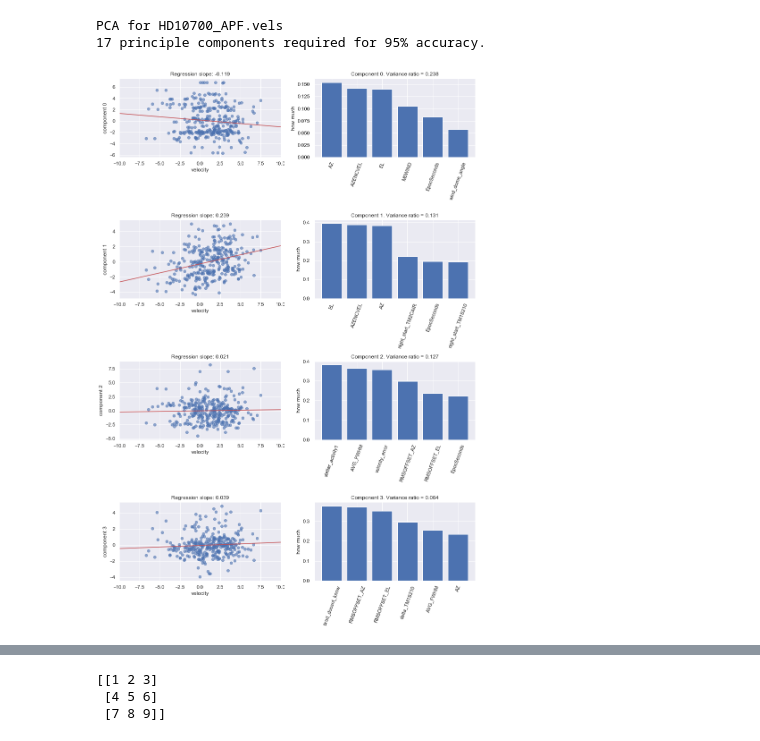
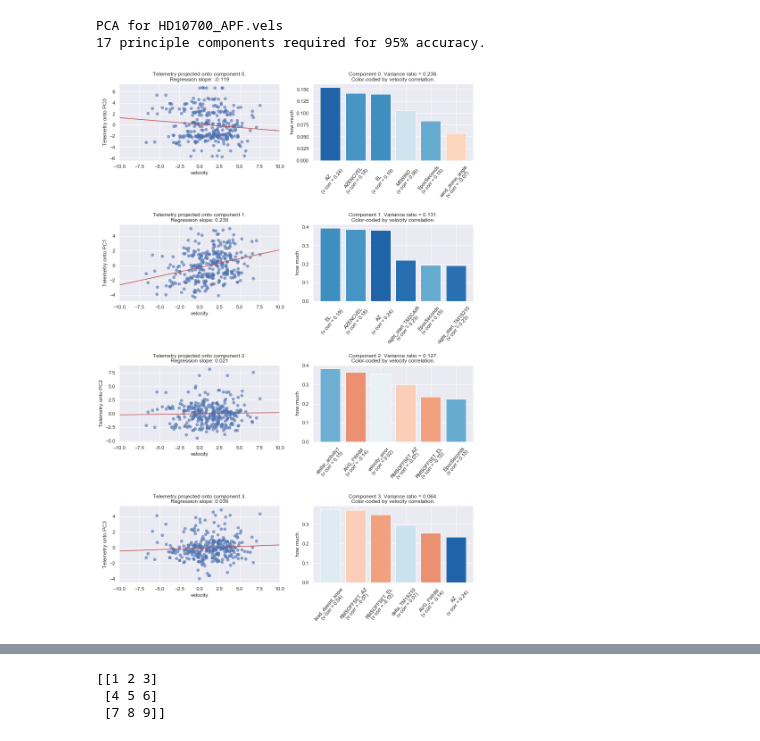
Before and after one commit to adeich/APF_telescope_behavior_study, a Jupyter notebook: 04 Principle Component Regression analysis.ipynb, the cells around one changed output, grey strips where cells are left out. Cells and saved outputs as stored; diff of their text form; code cells hidden in the pictures.

Commit message:
added coloring to bar plots in 04

```diff
--- a/04 Principle Component Regression analysis.ipynb
+++ b/04 Principle Component Regression analysis.ipynb
@@ -19,6 +21,9 @@ def draw_vector(v0, v1, ax=None):
     ax.annotate('', v1, v0, arrowprops=arrowprops)
 
 def do_PCR_make_plots(data, columns, n_components, n_plots, starID, print_level=0):
+    velocity_correlations = data.loc[data['starID_corrected'] == starID].corr()['velocity']
+    if print_level > 1:
+        print(velocity_correlations[columns])
     X = data.loc[data['starID_corrected'] == starID][columns]
     velocity = data.loc[data['starID_corrected'] == starID]['velocity']
 
@@ -51,63 +56,70 @@ def do_PCR_make_plots(data, columns, n_components, n_plots, starID, print_level=
         ax.scatter(x, y, alpha=0.6)
         ax.plot(xfit, yfit, c='r');
 
-        ax.set_title('Regression slope: {}'.format(round(model.coef_[0], 3)))
-        ax.set_ylabel('component {}'.format(row)); ax.set_xlabel('velocity')
+        ax.set_title('Telemetry projected onto component {}.\nRegression slope: {}'.format(row, round(model.coef_[0], 3)))
+        ax.set_ylabel('Telemetry onto PC{}'.format(row)); ax.set_xlabel('velocity')
         ax.set_xlim(-10,10)
 
         # bar portion.
         ax = axarr[row, 1]
-        ax.set_title("Component {}. Variance ratio = {}".format(row,
+        ax.set_title("Component {}. Variance ratio = {}.\nColor-coded by velocity correlation.".format(row,
                                     round(pca.explained_variance_ratio_[row], 3)))
         df = pandas.DataFrame({'coefficient': pca.components_[row],
-                                'column': columns })
+                                'column': columns})
         df.sort_values('coefficient', ascending=False, inplace=True)
-        ax.bar(range(n_components), df['coefficient'][:n_components],
-              tick_label=df['column'][:n_components])
+        column_ticks = ['{}\n(v corr = {})'.format(a, b) for a, b in zip(df['column'][:n_components],
+                                round(velocity_correlations[df['column'][:n_components]], 2))]
+        if print_level > 1:
+            print(column_ticks)
+            break
+        norm = mpl.colors.Normalize(vmin=-.3, vmax=.3)
+        cmap = cm.RdBu
+        m = cm.ScalarMappable(norm=norm, cmap=cmap)
+        cs = ax.bar(range(n_components), df['coefficient'][:n_components],
+              tick_label=column_ticks,
+                color=m.to_rgba(velocity_correlations[df['column'][:n_components]]))
         ax.set_ylabel('how much')
 
         #ax.tick_params(labelrotation=70)
         for tick in ax.get_xticklabels():
-            tick.set_rotation(70)
+            tick.set_rotation(50)
 
     fig.set_figheight(15)
     fig.set_figwidth(12)
     #fig.suptitle('PCA for {}'.format(starID), size=16)
     plt.tight_layout(rect=[0, 0.03, 1, float(n_plots) * 0.3])
     #plt.tight_layout(pad=0.4, w_pad=0.5, h_pad=1.0)
-
-    #print(pca_df)
 
     if print_level > 1.:
         for vector, ratio in zip(pca.components_, pca.explained_variance_ratio_):
             print("ratio: {}".format(ratio))
             #print(vector)
             df = pandas.DataFrame({'coefficient': vector,
                                 'column': columns })
             print(df.sort_values('coefficient', ascending=False)[:10])
 
     # plot data
     #plt.scatter(X[:, 0], X[:, 1], alpha=0.2)
     #for length, vector in zip(pca.explained_variance_, pca.components_):
     #    v = vector * 3 * np.sqrt(length)
     #    draw_vector(pca.mean_, pca.mean_ + v)
     #plt.axis('equal');
 
 
 columns = ['EpocSeconds','velocity_error',
                 'stellar_activity1','total_counts','brad_doesnt_know',
                 'AZ', 'EL', 'AZENCVEL', 'ELENCVEL', 'AZFLWERR', 'ELFLWERR',
                  'AVG_FWHM','M5WIND', 'M5WINDAZ', 'TAVERAGE', 'TM1S210',
                  'TM2CAIR', 'OFFSET_AZ', 'OFFSET_EL','RMSOFFSET_AZ', 'RMSOFFSET_EL',
                  'AVGOFFSET_AZ', 'AVGOFFSET_EL', 'night_start_temperature',
                  'night_start_TM1S210','night_start_TM2CAIR', 'delta_TAVERAGE', 'delta_TM1S210',
        'delta_TM2CAIR', 'wind_dome_angle']
 columns2 = ['TAVERAGE', 'TM1S210']
 do_PCR_make_plots(data, columns, n_components=6, n_plots=4, starID='HD10700_APF.vels', print_level=0)
 # %% [output]
 PCA for HD10700_APF.vels
 17 principle components required for 95% accuracy.
-[figure, old version]
+[figure, new version]
 # %%
 do_PCR_make_plots(data, columns, n_components=6, n_plots=4, starID='HD185144_APF.vels')
 # %% [output]
```
Also changed, not shown: parts of 3 cells of this notebook, 2 other files.
